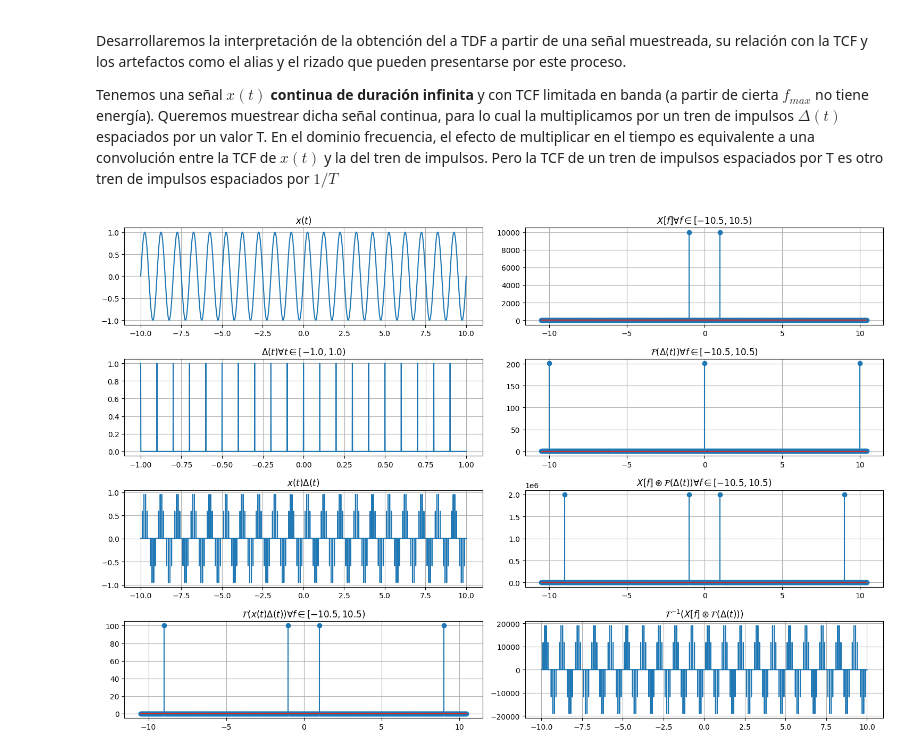
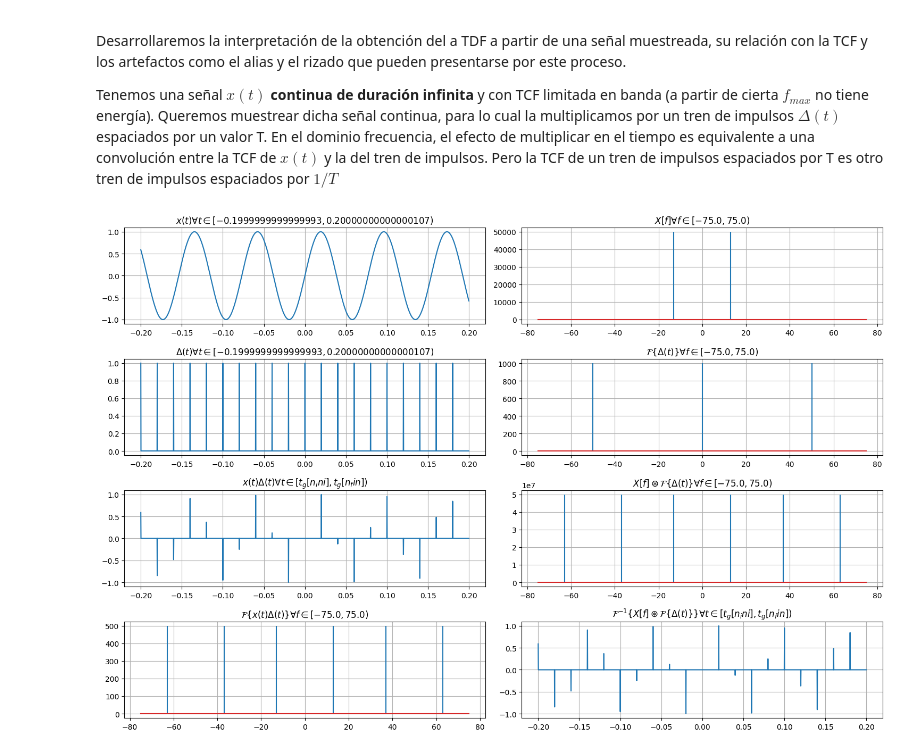
Before and after one commit to francoherg/PDS-2025, a Jupyter notebook: Teoria/4-Fourier.ipynb, the cells around one changed output. Drawn from its saved outputs; the diff is of its cells as text; code cells hidden in the pictures.

```diff
--- a/Teoria/4-Fourier.ipynb
+++ b/Teoria/4-Fourier.ipynb
@@ -9,10 +9,10 @@ import numpy as np
 from scipy import signal
 import matplotlib.pyplot as plt
 
-def s(t):
+def s(t,f=13,fase=0):
     '''Senial continua definida como funcion'''
     #return 1 / (1 + np.abs(t))
-    return np.sin(2*np.pi*t)
+    return np.sin(2*np.pi*t*f+fase)
 
 def delta(t,T):
     '''Tren de impulsos de intervalo T'''
@@ -34,14 +34,14 @@ def delta(t,T):
 # Parametros
 Tini = -10
 Tfin = 10
-fm = 10                         # frecuencia del tren de impulsos
+fm = 50                         # frecuencia del tren de impulsos
 fm_g = fm*100                   # frecuencia de muestreo
-[k_ini,k_fin] = [-210,210]      # rango de la grafica en frecuencias
-[n_ini, n_fin] = [9000, 11000]  # rango de la grafica en tiempo
+[k_ini,k_fin] = [-1500,1500]      # rango de la grafica en frecuencias
 
 # t para graficar
 t_g = np.linspace(Tini,Tfin,int(fm_g*(Tfin-Tini)), endpoint=False)
 N_g = len(t_g)
+[n_ini, n_fin] = [int(N_g/2)-1000, int(N_g/2)+1000]  # rango de la grafica en tiempo
 
 # senial
 x = s(t_g)
@@ -65,7 +65,7 @@ tcf_conv_g = np.concatenate([tcf_conv[:k_fin],tcf_conv[N_g+k_ini:]]) # espectro
 mult = np.multiply(x,delta_g)
 
 # anti dft de la convolucion en frecuencia
-idft_tcf_conv = np.fft.ifft(tcf_conv)
+idft_tcf_conv = np.fft.ifft(tcf_conv)*(1/N_g)
 
 # dft de la multiplicacion en tiempo
 dft_mult = np.fft.fft(mult)
@@ -73,44 +73,44 @@ dft_mult_g = np.concatenate([dft_mult[:k_fin],dft_mult[N_g+k_ini:]]) # espectro
 
 fig = plt.figure()
 ax = [
     plt.subplot2grid([4,2],[0,0]),
     plt.subplot2grid([4,2],[0,1]),
     plt.subplot2grid([4,2],[1,0]),
     plt.subplot2grid([4,2],[1,1]),
     plt.subplot2grid([4,2],[2,0]),
     plt.subplot2grid([4,2],[2,1]),
     plt.subplot2grid([4,2],[3,0]),
     plt.subplot2grid([4,2],[3,1]),
 ]
 fig.set_figheight(10)
 fig.set_figwidth(15)
 for axi in ax:
     axi.grid()
 
 # s
-ax[0].plot(t_g, x)
-ax[0].set_title(f"$x(t)$")
+ax[0].plot(t_g[n_ini:n_fin], x[n_ini:n_fin])
+ax[0].set_title(f"$x(t) \\forall t \\in [{t_g[n_ini]},{t_g[n_fin]})$")
 # fft s
-ax[1].stem(fc_g,np.abs(tcf_s_g))
+ax[1].stem(fc_g,np.abs(tcf_s_g), markerfmt="")
 ax[1].set_title(f"$X[f] \\forall f \\in [{fc[k_ini]},{fc[k_fin]})$")
 # impulsos
 ax[2].plot(t_g[n_ini:n_fin],delta_g[n_ini:n_fin])
 ax[2].set_title(f"$\\Delta(t) \\forall t \\in [{t_g[n_ini]},{t_g[n_fin]})$")
 # fft impulsos
-ax[3].stem(fc_g,np.abs(tcf_delta_g))
-ax[3].set_title(f"$\\mathcal{{F}} ( \\Delta(t) ) \\forall f \\in [{fc[k_ini]},{fc[k_fin]})$")
+ax[3].stem(fc_g,np.abs(tcf_delta_g), markerfmt="")
+ax[3].set_title(f"$\\mathcal{{F}} \\{{ \\Delta(t) \\}} \\forall f \\in [{fc[k_ini]},{fc[k_fin]})$")
 # multiplicacion en tiempo
-ax[4].plot(t_g,mult)
-ax[4].set_title('$x(t)\\Delta(t)$')
+ax[4].plot(t_g[n_ini:n_fin],mult[n_ini:n_fin])
+ax[4].set_title('$x(t)\\Delta(t) \\forall t \\in [{t_g[n_ini]},{t_g[n_fin]})$')
 # convolucion en frecuencias
-ax[5].stem(fc_g,np.abs(tcf_conv_g))
-ax[5].set_title(f"$X[f]\\circledast \\mathcal{{F}}(\\Delta(t)) \\forall f \\in [{fc[k_ini]},{fc[k_fin]})$")
+ax[5].stem(fc_g,np.abs(tcf_conv_g), markerfmt="")
+ax[5].set_title(f"$X[f]\\circledast \\mathcal{{F}} \\{{\\Delta(t) \\}} \\forall f \\in [{fc[k_ini]},{fc[k_fin]})$")
 # dft de la multiplicacion en tiempo
-ax[6].stem(fc_g,np.abs(dft_mult_g))
-ax[6].set_title(f"$\\mathcal{{F}}\\left(x(t)\\Delta(t)\\right) \\forall f \\in [{fc[k_ini]},{fc[k_fin]})$")
+ax[6].stem(fc_g,np.abs(dft_mult_g), markerfmt="")
+ax[6].set_title(f"$\\mathcal{{F}} \\{{ x(t)\\Delta(t) \\}} \\forall f \\in [{fc[k_ini]},{fc[k_fin]})$")
 # anti dft de la convolucion en frecuencia
-ax[7].plot(t_g, idft_tcf_conv)
-ax[7].set_title('$\\mathcal{F}^{-1}\\left(X[f]\\circledast \\mathcal{F}(\\Delta(t))\\right)$')
+ax[7].plot(t_g[n_ini:n_fin], idft_tcf_conv[n_ini:n_fin])
+ax[7].set_title('$\\mathcal{F}^{-1} \\{{ X[f]\\circledast \\mathcal{F} \\{{ \\Delta(t) \\}} \\}} \\forall t \\in [{t_g[n_ini]},{t_g[n_fin]})$')
 fig.tight_layout()
 # %% [output]
-[figure, old version]
+[figure, new version]
```
Also changed, not shown: parts of 1 cell of this notebook.
